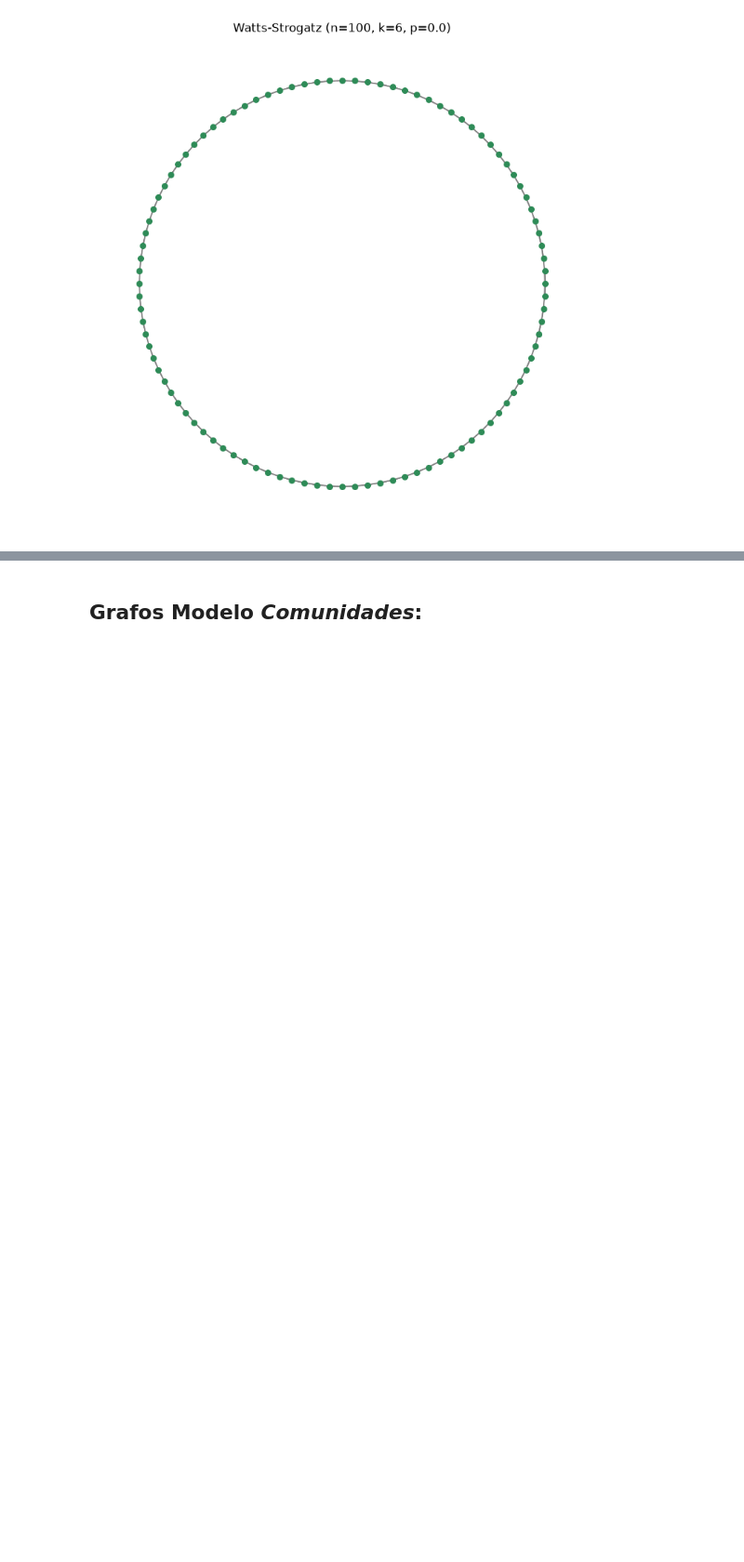
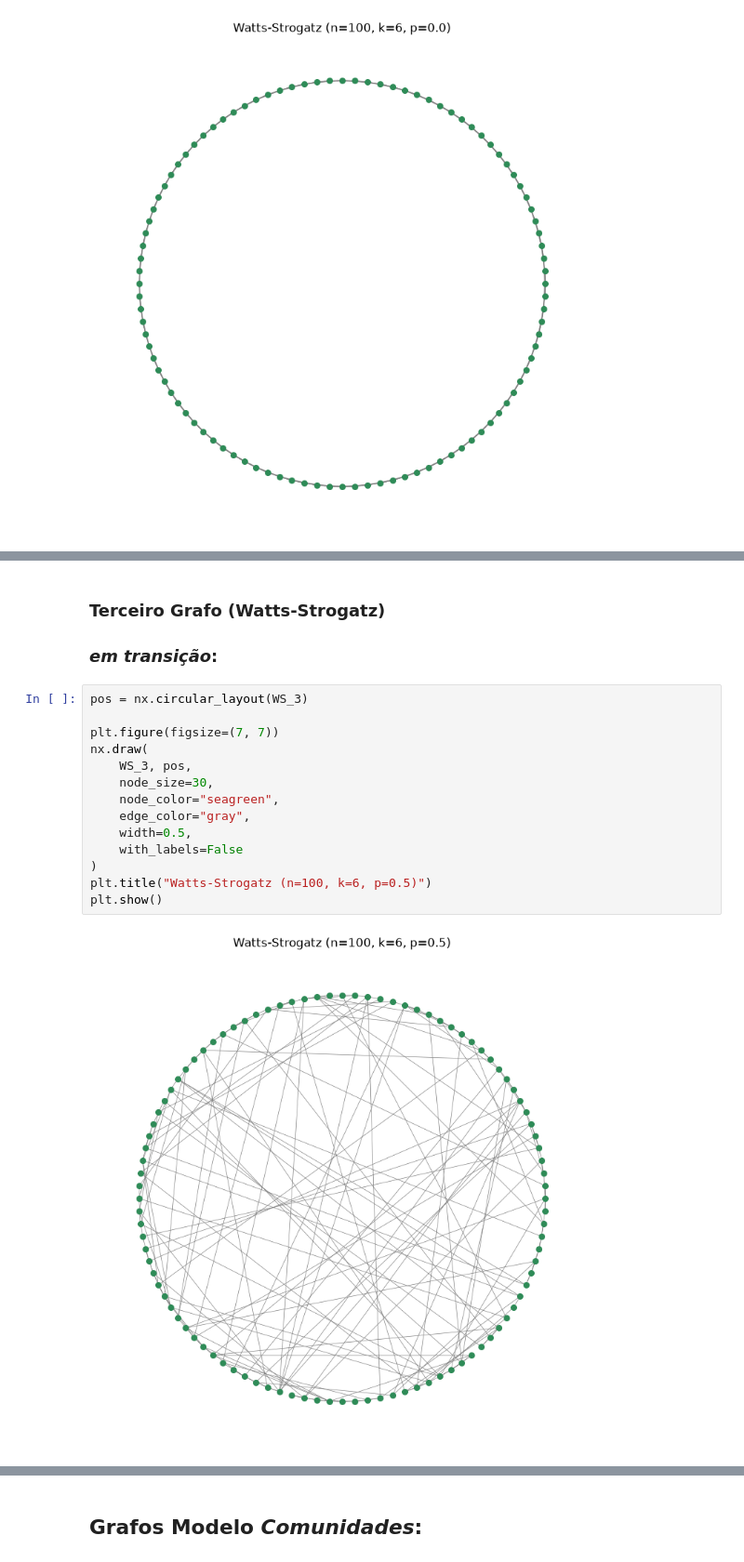
Before and after one commit to davialbuquerquerocha/EMAp.modelagem, a Jupyter notebook: parte1.ipynb, the cells around one changed output, grey strips where cells are left out. Shown at 93% size. Cells and saved outputs as stored; diff of their text form; blank space fills up the shorter version.

```diff
--- a/parte1.ipynb
+++ b/parte1.ipynb
@@ -201,0 +307,19 @@ plt.show()
+# %% [markdown]
+### **Terceiro Grafo (Watts-Strogatz)**
+### _em transição_:
+# %%
+pos = nx.circular_layout(WS_3)
+
+plt.figure(figsize=(7, 7))
+nx.draw(
+    WS_3, pos,
+    node_size=30,
+    node_color="seagreen",
+    edge_color="gray",
+    width=0.5,
+    with_labels=False
+)
+plt.title("Watts-Strogatz (n=100, k=6, p=0.5)")
+plt.show()
+# %% [output]
+[figure, added]
```
Also changed, not shown: parts of 12 cells of this notebook.
